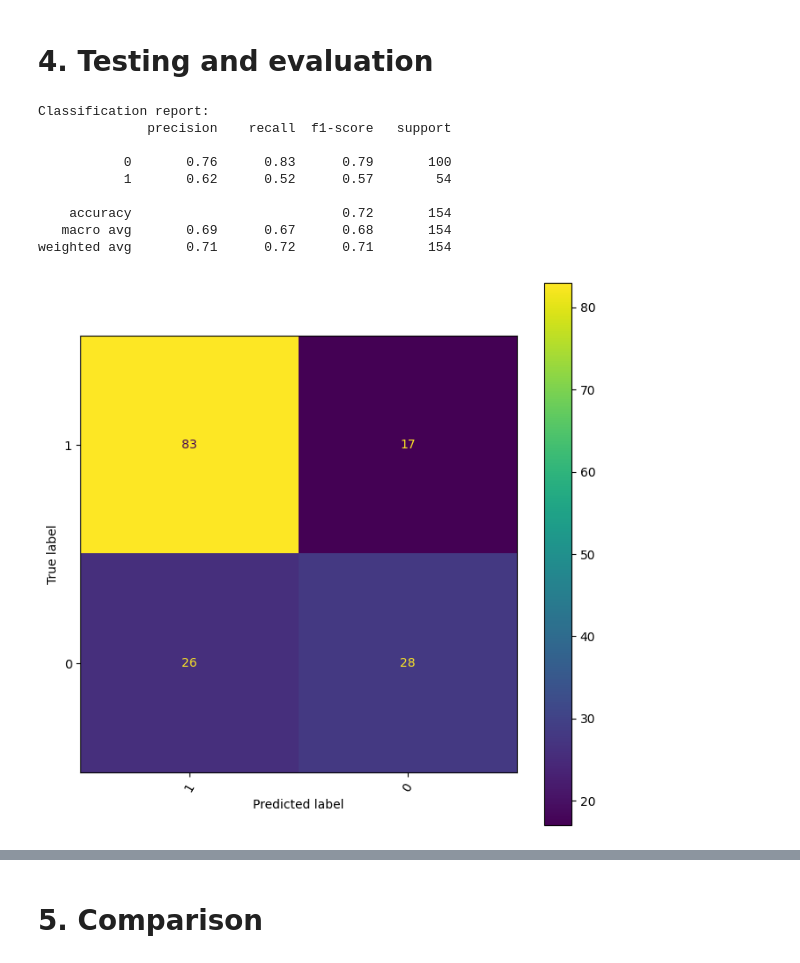
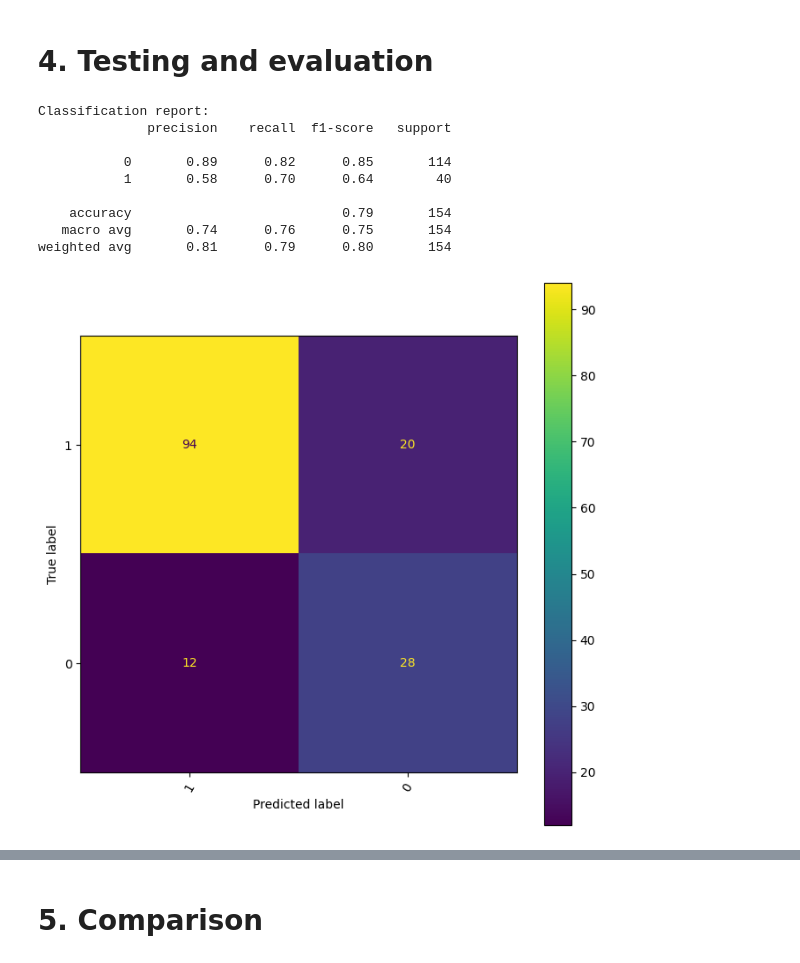
Before and after one commit to orangethefish/ML_project, a Jupyter notebook: GaussianNB.ipynb, the cells around one changed output, grey strips where cells are left out. Saved outputs shown, nothing was run; the diff lists cells and outputs as text; code cells hidden in the pictures.

```diff
--- a/GaussianNB.ipynb
+++ b/GaussianNB.ipynb
@@ -112,7 +140,7 @@ plt.show()
 # %% [markdown]
 ## 1.3 Dataset loading and pre-processing
 # %%
-def preprocess_dataset(df, target_variable, test_size=0.2, random_state=None):
+def preprocess_dataset(df, target_variable, test_size=0.2, random_state=None, imbalanced = False):
     """
     General preprocessing pipeline for a dataset to handle missing values, encoding categorical variables,
     and scaling numerical features.
@@ -132,10 +160,13 @@ def preprocess_dataset(df, target_variable, test_size=0.2, random_state=None):
     y = df[target_variable]
 
     # Splitting the dataset into training and testing sets
-    sss = StratifiedShuffleSplit(n_splits=1, test_size=test_size, random_state=random_state)
-    for train_index, test_index in sss.split(X, y):
-        X_train, X_test = X.iloc[train_index], X.iloc[test_index]
-        y_train, y_test = y.iloc[train_index], y.iloc[test_index]
+    if imbalanced:
+        X_train, X_test, y_train, y_test = train_test_split(X, y, test_size=test_size, random_state=random_state)
+    else:
+        sss = StratifiedShuffleSplit(n_splits=1, test_size=test_size, random_state=random_state)
+        for train_index, test_index in sss.split(X, y):
+            X_train, X_test = X.iloc[train_index], X.iloc[test_index]
+            y_train, y_test = y.iloc[train_index], y.iloc[test_index]
 
     # Identifying numerical and categorical columns
     numeric_features = X.select_dtypes(include=['int64', 'float64']).columns
@@ -165,7 +196,8 @@ def preprocess_dataset(df, target_variable, test_size=0.2, random_state=None):
 
     return X_train, X_test, y_train, y_test
 # %%
-X_train, X_test, y_train, y_test = preprocess_dataset(df, target_variable=target, random_state=56)
+X_train, X_test, y_train, y_test = preprocess_dataset(df, target_variable=target, random_state=56, imbalanced=True)
+X_train_balanced, X_test_balanced, y_train_balanced, y_test_balanced = preprocess_dataset(df, target_variable=target, random_state=56)
 # %% [markdown]
 # 2. Implementation
 # %%
@@ -214,30 +249,30 @@ nb.fit(X_train, y_train)
 # %%
 y_pred = nb.predict(X_test)
 
 # Generating the classification report
 class_report = classification_report(y_test, y_pred)
 print('Classification report:')
 print(class_report)
 
 all_model_metrics.append({
-    'model': 'Gaussian Naive Bayes',
+    'model': 'Gaussian Naive Bayes (Weighted Train Test Split)',
     'classification_report': class_report
 })
 
 # Generating the confusion matrix
 cm = confusion_matrix(y_test, y_pred)
 disp = ConfusionMatrixDisplay(confusion_matrix=cm, display_labels=class_names)
 fig, ax = plt.subplots(figsize=(8, 8))
 disp.plot(xticks_rotation=60, ax=ax)
 plt.show()
 # %% [output]
 Classification report:
               precision    recall  f1-score   support
 
-           0       0.76      0.83      0.79       100
-           1       0.62      0.52      0.57        54
+           0       0.89      0.82      0.85       114
+           1       0.58      0.70      0.64        40
 
-    accuracy                           0.72       154
-   macro avg       0.69      0.67      0.68       154
-weighted avg       0.71      0.72      0.71       154
+    accuracy                           0.79       154
+   macro avg       0.74      0.76      0.75       154
+weighted avg       0.81      0.79      0.80       154
-[figure, old version]
+[figure, new version]
```
Also changed, not shown: parts of 9 cells of this notebook.
